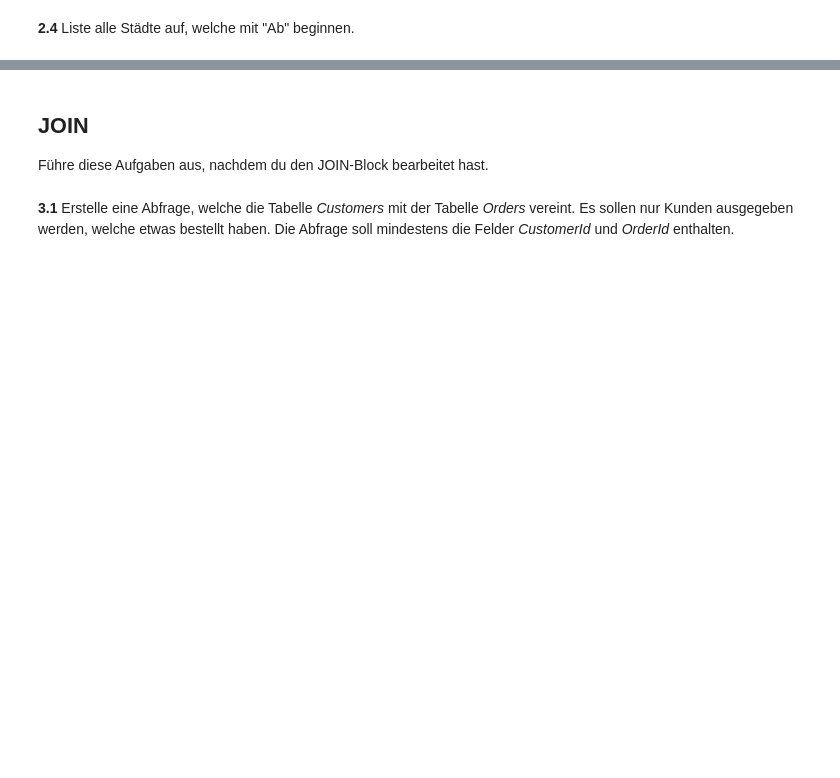
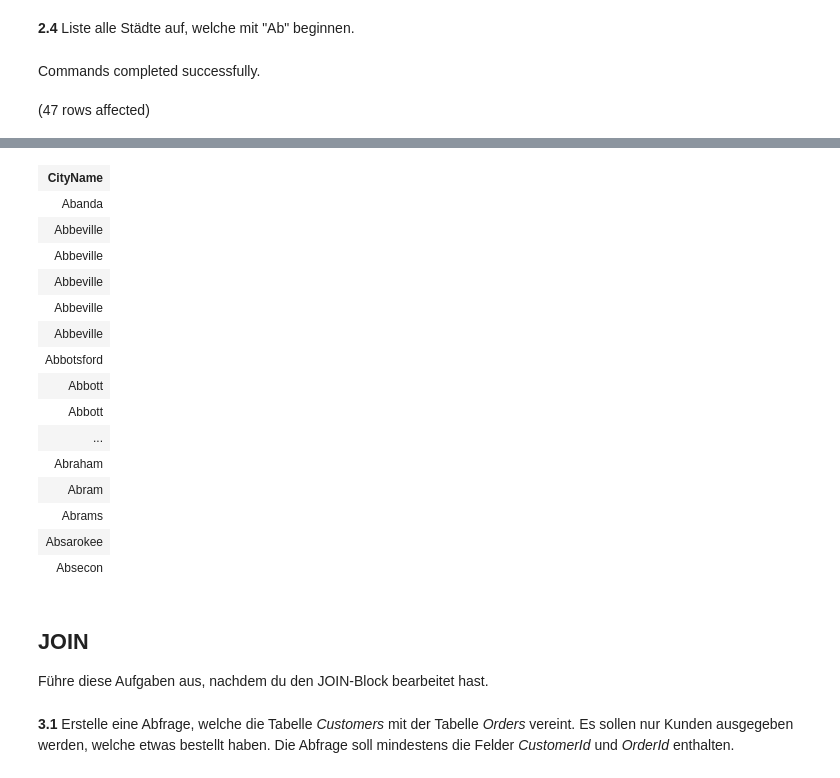
Before and after one commit to Matcha-Git/Demo_Hackathon_Fork, a Jupyter notebook: Tag_2/DQL/M106_Aufgaben_DQL.ipynb, the cells around one changed output, grey strips where cells are left out. Cells and saved outputs as stored; diff of their text form; code cells hidden in the pictures; blank space fills up the shorter version.

```diff
--- a/Tag_2/DQL/M106_Aufgaben_DQL.ipynb
+++ b/Tag_2/DQL/M106_Aufgaben_DQL.ipynb
@@ -89,2 +119,10 @@ Total execution time: 00:00:00.018
 # %% [markdown]
 **2.4** Liste alle Städte auf, welche mit "Ab" beginnen.
+# %%
+USE WideWorldImporters;
+GO
+
+SELECT CityName FROM Application.Cities WHERE CityName LIKE 'Ab%';
+# %% [output]
+Commands completed successfully.
+(47 rows affected)
@@ -91,3 +130,19 @@ Total execution time: 00:00:00.018
+| CityName |
+| Abanda |
+| Abbeville |
+| Abbeville |
+| Abbeville |
+| Abbeville |
+| Abbeville |
+| Abbotsford |
+| Abbott |
+| Abbott |
+| ... |
+| Abraham |
+| Abram |
+| Abrams |
+| Absarokee |
+| Absecon |
 # %% [markdown]
 ## JOIN
 
```
Also changed, not shown: parts of 4 cells of this notebook, 2 other files.
